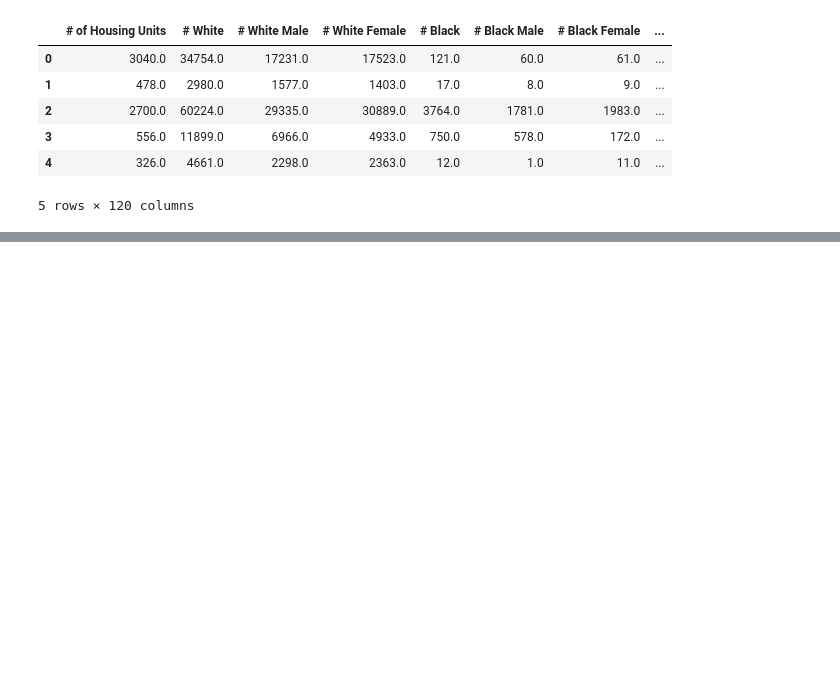
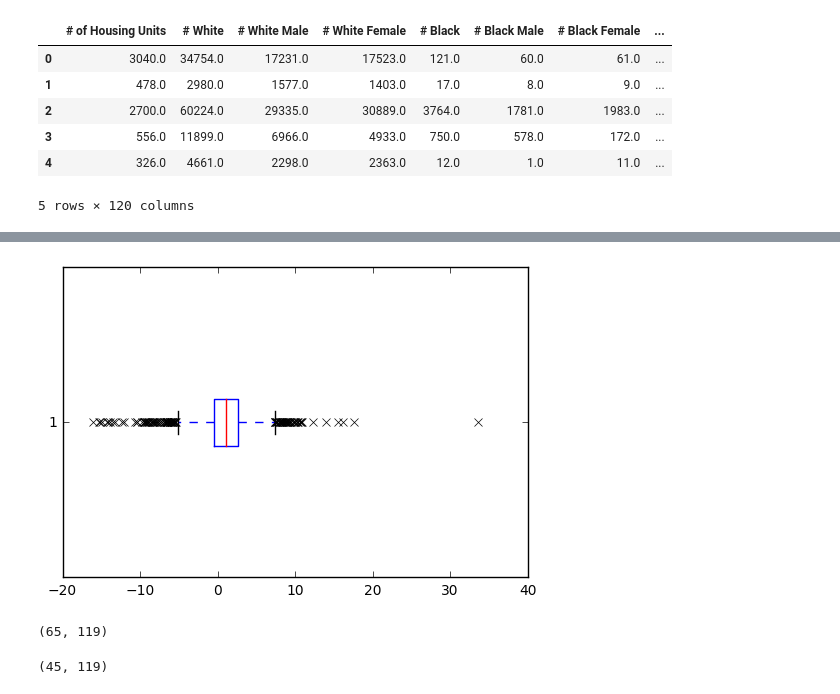
Before and after one commit to lukasfroehlich1/data401-project4, a Jupyter notebook: Model Fitting.ipynb, the cells around one changed output, grey strips where cells are left out. Drawn from its saved outputs; the diff is of its cells as text; code cells hidden in the pictures; blank space fills up the shorter version.

```diff
--- a/Model Fitting.ipynb
+++ b/Model Fitting.ipynb
@@ -56,2 +45,2 @@ Name: # Female, dtype: float64
 # %%
-voter_turn_out = data["total_2016"] - data["total_2012"]
+voter_turn_out = (data["total_2016"] - data["total_2012"])/data["Population"] * 100
@@ -68,2 +46,0 @@ linear = LinearRegression()
-# %%
-linear.fit(X, voter_turn_out)
@@ -97,2 +46,0 @@ lasso = LassoCV()
-# %%
-lasso.fit(X, voter_turn_out)
@@ -112,2 +46,0 @@ linear = LinearRegression()
-# %%
-linear.fit(X[keep_vars], voter_turn_out)
@@ -143,0 +64,17 @@ After adjusting for other predictors, each 1% increase in the number of females
+# %%
+plt.boxplot(voter_turn_out, 0, 'x', 0)
+plt.show()
+# %% [output]
+[figure, added]
+# %%
+X_low_turnout = X[voter_turn_out < low_end]
+y_low_turnout = voter_turn_out[voter_turn_out < low_end]
+X_low_turnout.shape
+# %% [output]
+(65, 119)
+# %%
+X_high_turnout = X[voter_turn_out > high_end]
+y_high_turnout = voter_turn_out[voter_turn_out > high_end]
+X_high_turnout.shape
+# %% [output]
+(45, 119)
```
Also changed, not shown: parts of 22 cells of this notebook, 2 other files.
